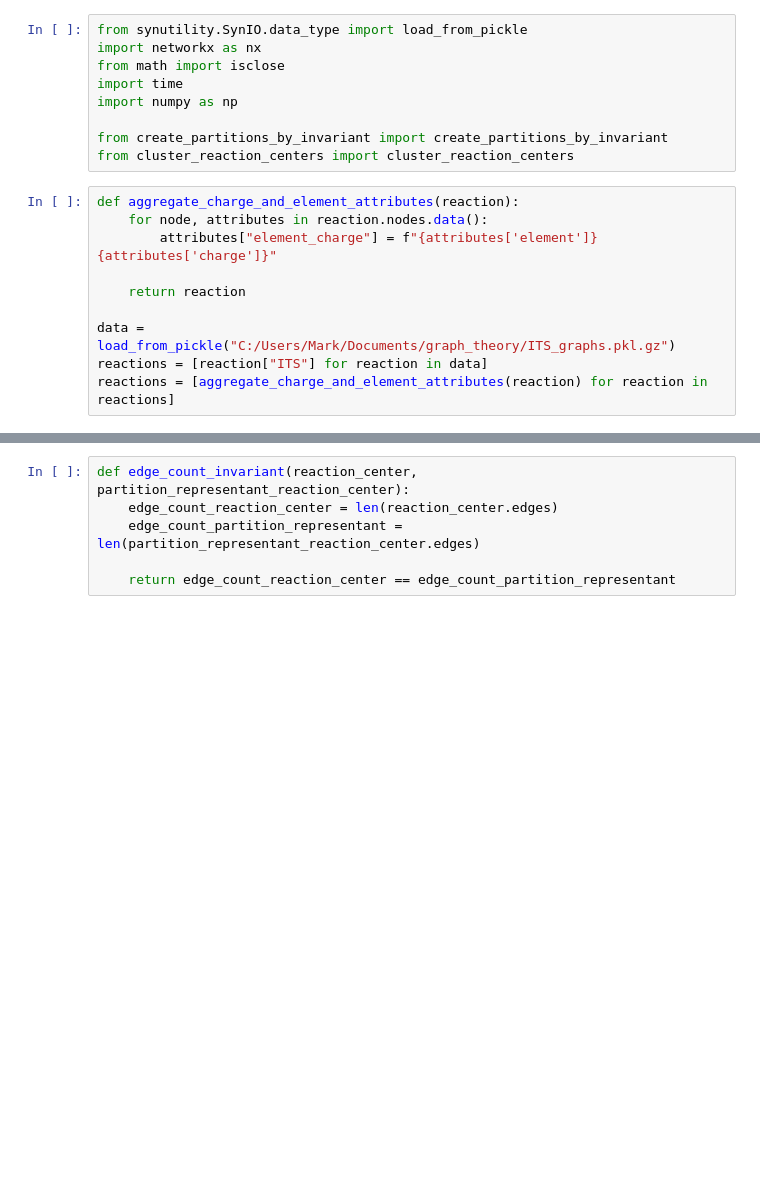
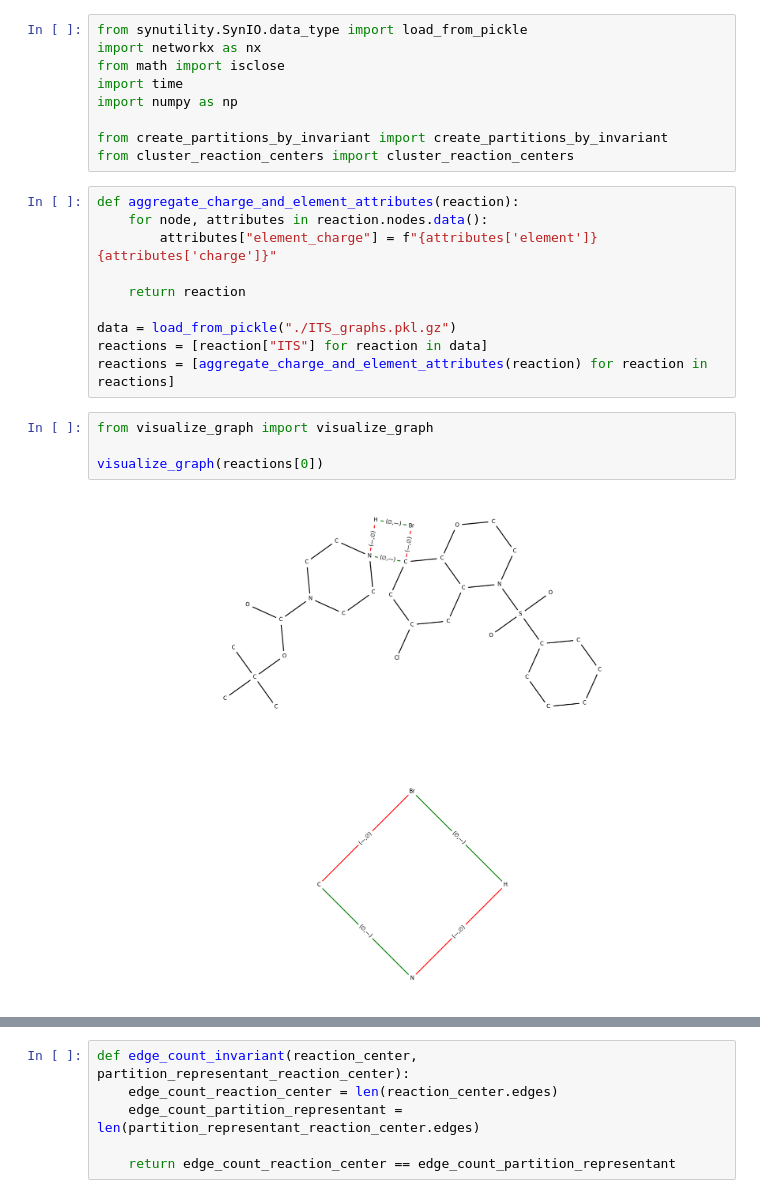
Before and after one commit to ForzaMark/graph_theory, a Jupyter notebook: wp3.ipynb, the cells around one changed output, grey strips where cells are left out. Cells and saved outputs as stored; diff of their text form; blank space fills up the shorter version.

```diff
--- a/wp3.ipynb
+++ b/wp3.ipynb
@@ -14,6 +14,12 @@ def aggregate_charge_and_element_attributes(reaction):
 
     return reaction
 
-data = load_from_pickle("C:/Users/Mark/Documents/graph_theory/ITS_graphs.pkl.gz")
+data = load_from_pickle("./ITS_graphs.pkl.gz")
 reactions = [reaction["ITS"] for reaction in data]
 reactions = [aggregate_charge_and_element_attributes(reaction) for reaction in reactions]
+# %%
+from visualize_graph import visualize_graph
+
+visualize_graph(reactions[0])
+# %% [output]
+[figure, added]
```
Also changed, not shown: parts of 3 cells of this notebook, 7 other files.
